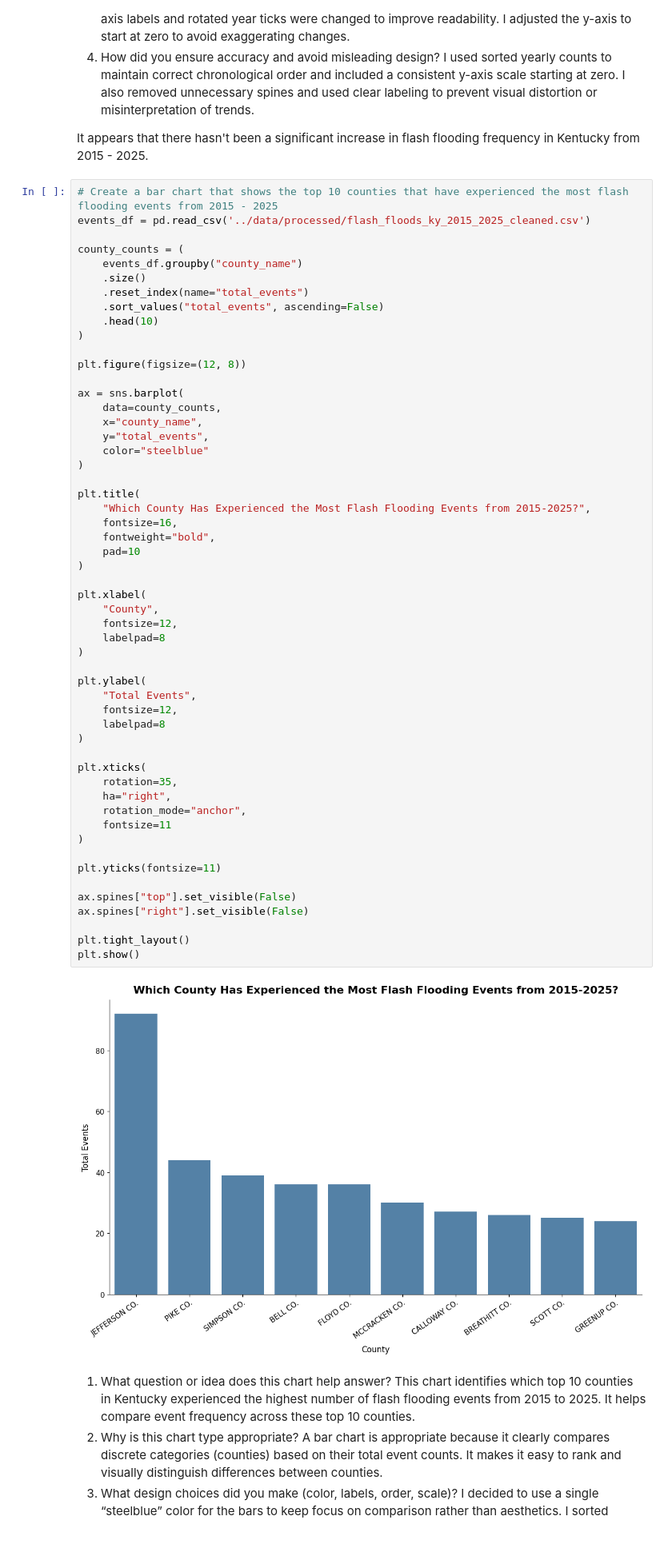
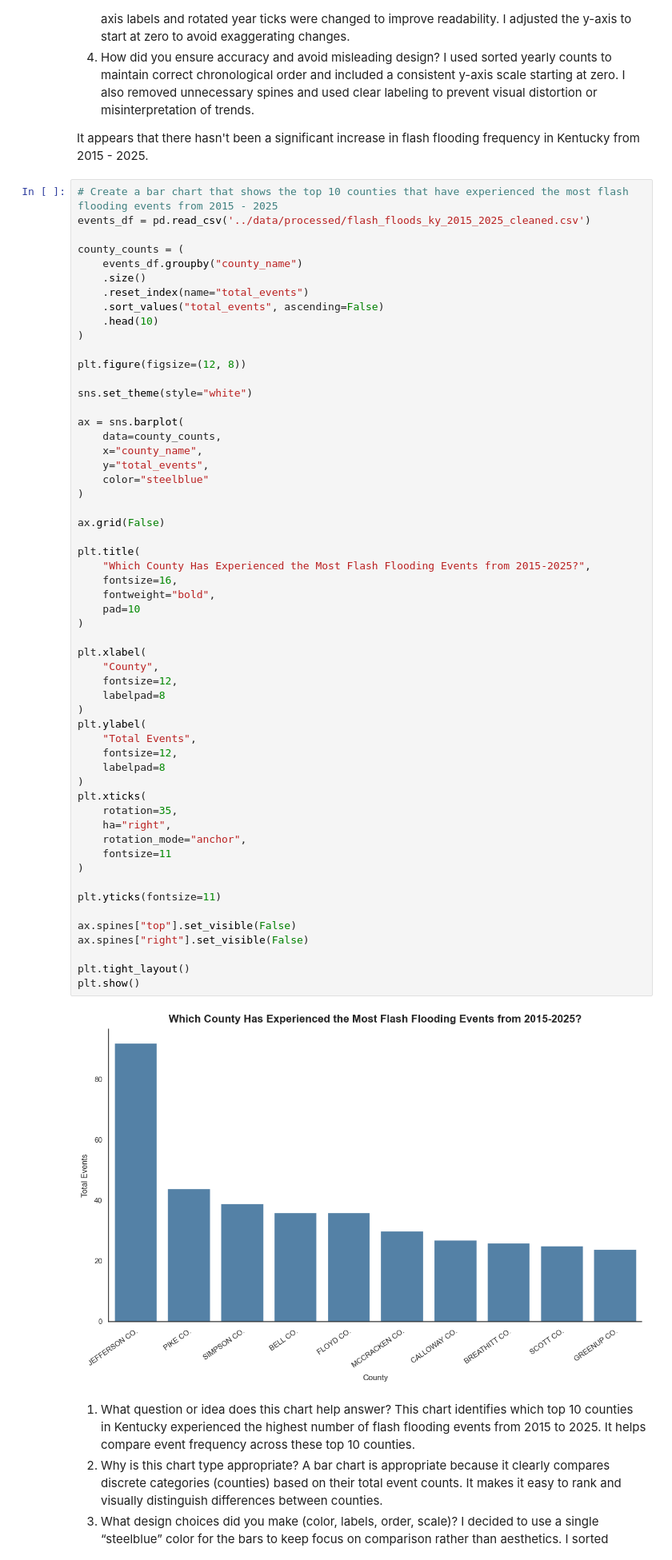
Before and after one commit to ashleyadehart/flash_floods_ky_2015_2025, a Jupyter notebook: notebooks/flash_floods_ky_2015_2025.ipynb, the cells around one changed output. Shown at 80% size. Drawn from its saved outputs; the diff is of its cells as text.

```diff
--- a/notebooks/flash_floods_ky_2015_2025.ipynb
+++ b/notebooks/flash_floods_ky_2015_2025.ipynb
@@ -729,48 +735,50 @@ county_counts = (
 
 plt.figure(figsize=(12, 8))
 
+sns.set_theme(style="white")
+
 ax = sns.barplot(
     data=county_counts,
     x="county_name",
     y="total_events",
     color="steelblue"
 )
+
+ax.grid(False)
 
 plt.title(
     "Which County Has Experienced the Most Flash Flooding Events from 2015-2025?",
     fontsize=16,
     fontweight="bold",
     pad=10
 )
 
 plt.xlabel(
     "County",
     fontsize=12,
     labelpad=8
 )
-
 plt.ylabel(
     "Total Events",
     fontsize=12,
     labelpad=8
 )
-
 plt.xticks(
     rotation=35,
     ha="right",
     rotation_mode="anchor",
     fontsize=11
 )
 
 plt.yticks(fontsize=11)
 
 ax.spines["top"].set_visible(False)
 ax.spines["right"].set_visible(False)
 
 plt.tight_layout()
 plt.show()
 # %% [output]
-[figure, old version]
+[figure, new version]
 # %% [markdown]
 1. What question or idea does this chart help answer?
 This chart identifies which top 10 counties in Kentucky experienced the highest number of flash flooding events from 2015 to 2025. It helps compare event frequency across these top 10 counties.
```
Also changed, not shown: parts of 28 cells of this notebook, 3 other files.
